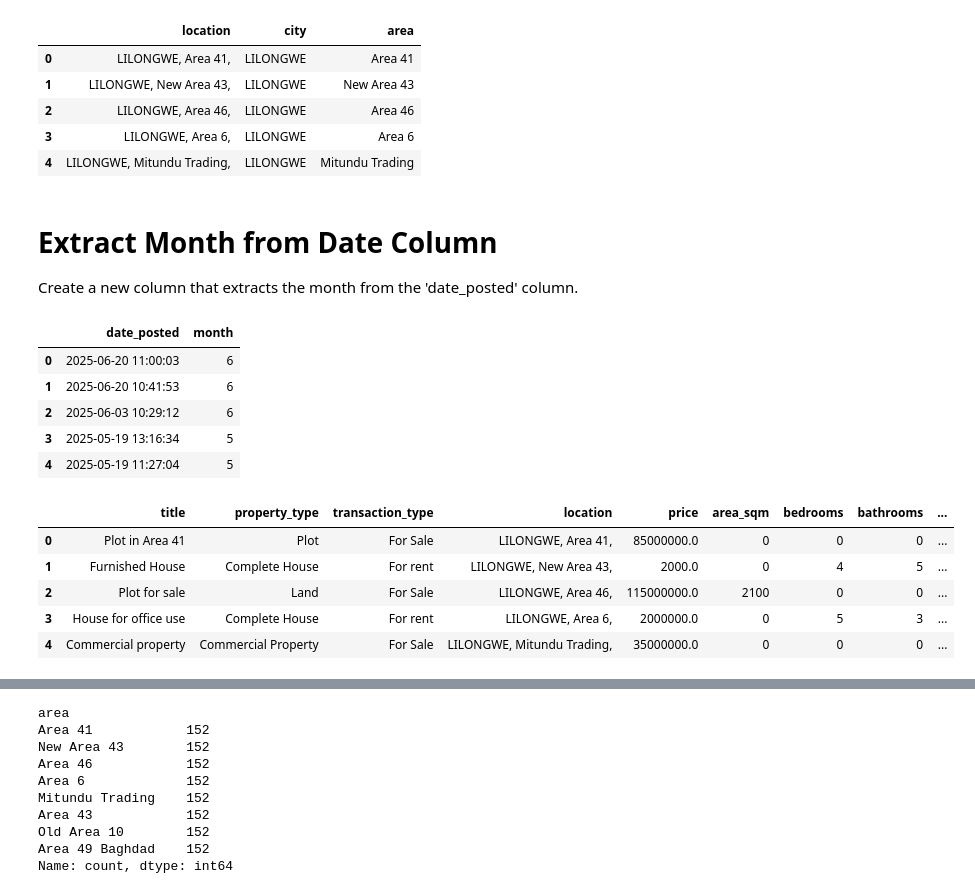
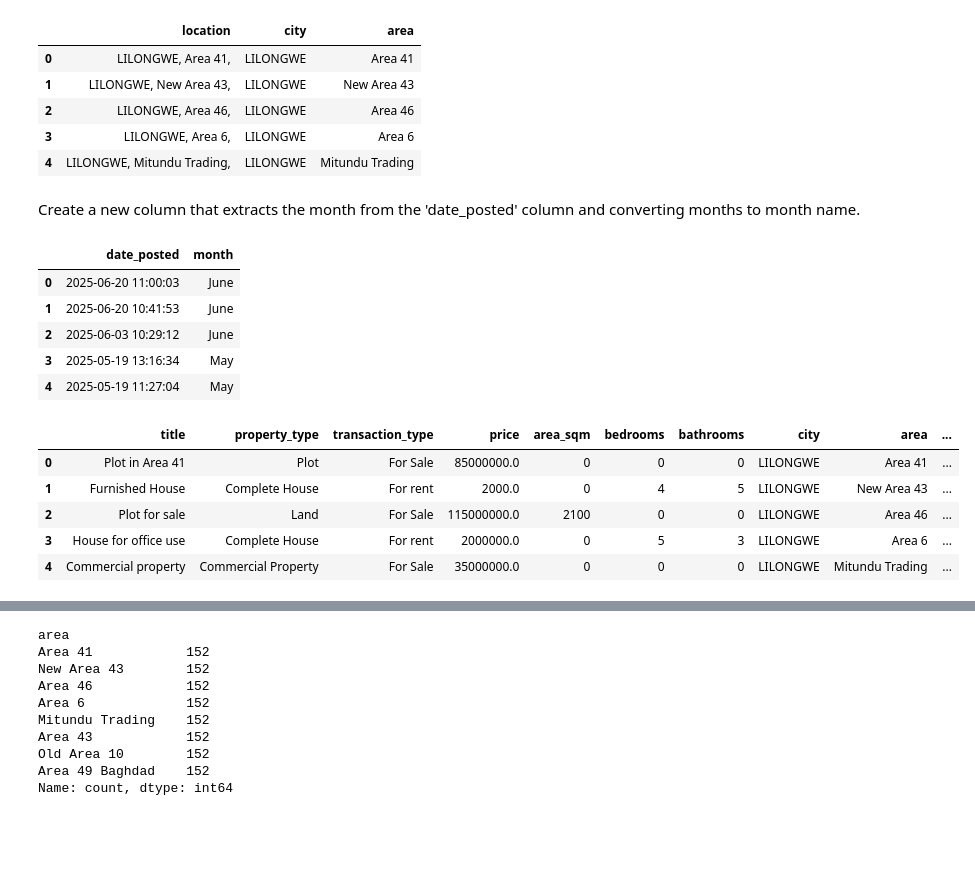
Before and after one commit to Steven-Nanga/Property, a Jupyter notebook: LilongwePropertyAnalysis.ipynb, the cells around one changed output, grey strips where cells are left out. Cells and saved outputs as stored; diff of their text form; code cells hidden in the pictures; blank space fills up the shorter version.

Commit message:
Refactor dataset description and improve code structure for clarity

```diff
--- a/LilongwePropertyAnalysis.ipynb
+++ b/LilongwePropertyAnalysis.ipynb
@@ -35,25 +47,30 @@ df[['location', 'city', 'area']].head()
 | 3 | LILONGWE, Area 6, | LILONGWE | Area 6 |
 | 4 | LILONGWE, Mitundu Trading, | LILONGWE | Mitundu Trading |
 # %% [markdown]
-# Extract Month from Date Column
-Create a new column that extracts the month from the 'date_posted' column.
+Create a new column that extracts the month from the 'date_posted' column and converting months to month name.
 # %%
-# Extract Month from Date Column
-df['month'] = pd.to_datetime(df['date_posted'], errors='coerce').dt.month
+# Convert to datetime
+df['date_posted'] = pd.to_datetime(df['date_posted'], errors='coerce')
+
+# Extract month name
+df['month'] = df['date_posted'].dt.month_name()
+
+# Preview date and month
 df[['date_posted', 'month']].head()
 # %% [output]
 |  | date_posted | month |
-| 0 | 2025-06-20 11:00:03 | 6 |
-| 1 | 2025-06-20 10:41:53 | 6 |
-| 2 | 2025-06-03 10:29:12 | 6 |
-| 3 | 2025-05-19 13:16:34 | 5 |
-| 4 | 2025-05-19 11:27:04 | 5 |
+| 0 | 2025-06-20 11:00:03 | June |
+| 1 | 2025-06-20 10:41:53 | June |
+| 2 | 2025-06-03 10:29:12 | June |
+| 3 | 2025-05-19 13:16:34 | May |
+| 4 | 2025-05-19 11:27:04 | May |
 # %%
+df = df.drop(columns=['location', 'date_posted', 'description'])
 df.head()
 # %% [output]
-|  | title | property_type | transaction_type | location | price | area_sqm | bedrooms | bathrooms | ... |
-| 0 | Plot in Area 41 | Plot | For Sale | LILONGWE, Area 41, | 85000000.0 | 0 | 0 | 0 | ... |
-| 1 | Furnished House | Complete House | For rent | LILONGWE, New Area 43, | 2000.0 | 0 | 4 | 5 | ... |
-| 2 | Plot for sale | Land | For Sale | LILONGWE, Area 46, | 115000000.0 | 2100 | 0 | 0 | ... |
-| 3 | House for office use | Complete House | For rent | LILONGWE, Area 6, | 2000000.0 | 0 | 5 | 3 | ... |
-| 4 | Commercial property | Commercial Property | For Sale | LILONGWE, Mitundu Trading, | 35000000.0 | 0 | 0 | 0 | ... |
+|  | title | property_type | transaction_type | price | area_sqm | bedrooms | bathrooms | city | area | ... |
+| 0 | Plot in Area 41 | Plot | For Sale | 85000000.0 | 0 | 0 | 0 | LILONGWE | Area 41 | ... |
+| 1 | Furnished House | Complete House | For rent | 2000.0 | 0 | 4 | 5 | LILONGWE | New Area 43 | ... |
+| 2 | Plot for sale | Land | For Sale | 115000000.0 | 2100 | 0 | 0 | LILONGWE | Area 46 | ... |
+| 3 | House for office use | Complete House | For rent | 2000000.0 | 0 | 5 | 3 | LILONGWE | Area 6 | ... |
+| 4 | Commercial property | Commercial Property | For Sale | 35000000.0 | 0 | 0 | 0 | LILONGWE | Mitundu Trading | ... |
```
Also changed, not shown: parts of 11 cells of this notebook.
